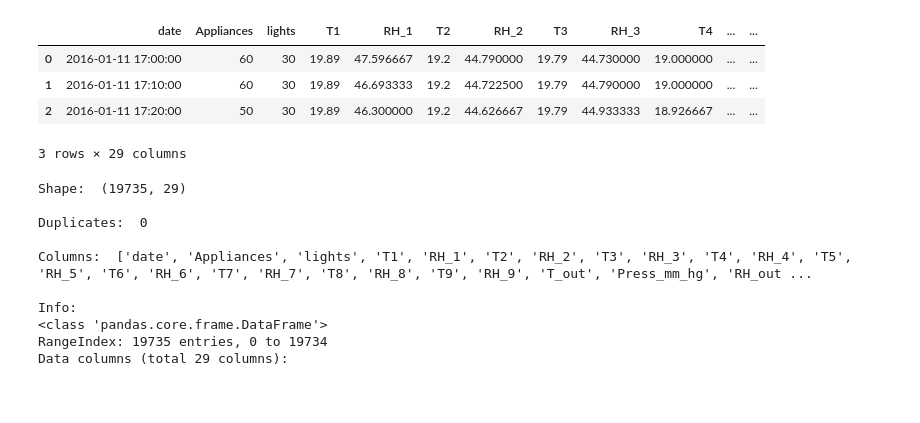
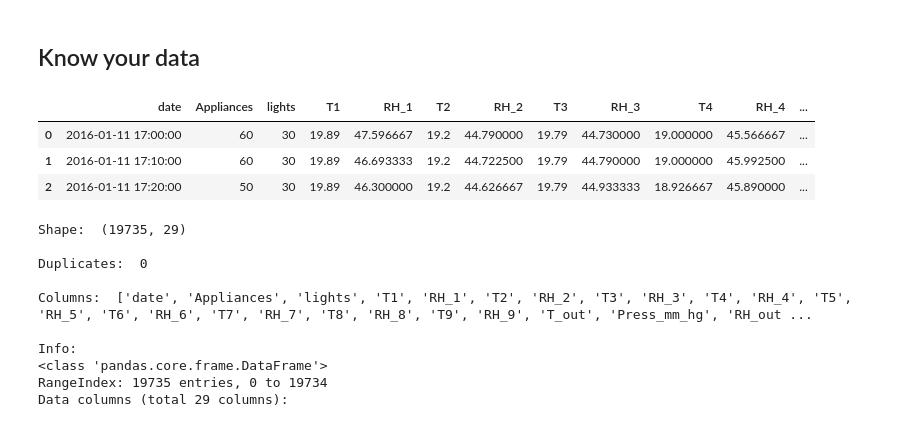
Before and after one commit to mdismailquraishicse/ApplianceEnergyPrediction, a Jupyter notebook: ApplianceEnergyPrediction.ipynb, the cells around one changed output. Drawn from its saved outputs; the diff is of its cells as text; code cells hidden in the pictures; blank space fills up the shorter version.

Commit message:
know your data part has been completed, data wrangling part is going on.

```diff
--- a/ApplianceEnergyPrediction.ipynb
+++ b/ApplianceEnergyPrediction.ipynb
@@ -1,3 +7,5 @@
+# %% [markdown]
+## Know your data
 # %%
 # Imports
 import numpy as np
@@ -7,13 +16,13 @@ import matplotlib.pyplot as plt
 # %%
+pd.set_option('display.max_columns', None)
 path = './data/data_application_energy.csv'
 df= pd.read_csv(path)
 df.head(3)
 # %% [output]
-|  | date | Appliances | lights | T1 | RH_1 | T2 | RH_2 | T3 | RH_3 | T4 | ... | ... |
-| 0 | 2016-01-11 17:00:00 | 60 | 30 | 19.89 | 47.596667 | 19.2 | 44.790000 | 19.79 | 44.730000 | 19.000000 | ... | ... |
-| 1 | 2016-01-11 17:10:00 | 60 | 30 | 19.89 | 46.693333 | 19.2 | 44.722500 | 19.79 | 44.790000 | 19.000000 | ... | ... |
-| 2 | 2016-01-11 17:20:00 | 50 | 30 | 19.89 | 46.300000 | 19.2 | 44.626667 | 19.79 | 44.933333 | 18.926667 | ... | ... |
+|  | date | Appliances | lights | T1 | RH_1 | T2 | RH_2 | T3 | RH_3 | T4 | RH_4 | ... |
+| 0 | 2016-01-11 17:00:00 | 60 | 30 | 19.89 | 47.596667 | 19.2 | 44.790000 | 19.79 | 44.730000 | 19.000000 | 45.566667 | ... |
+| 1 | 2016-01-11 17:10:00 | 60 | 30 | 19.89 | 46.693333 | 19.2 | 44.722500 | 19.79 | 44.790000 | 19.000000 | 45.992500 | ... |
+| 2 | 2016-01-11 17:20:00 | 50 | 30 | 19.89 | 46.300000 | 19.2 | 44.626667 | 19.79 | 44.933333 | 18.926667 | 45.890000 | ... |
-3 rows × 29 columns
 # %%
 # Know your data
 class KYD:
```
Also changed, not shown: parts of 13 cells of this notebook.
